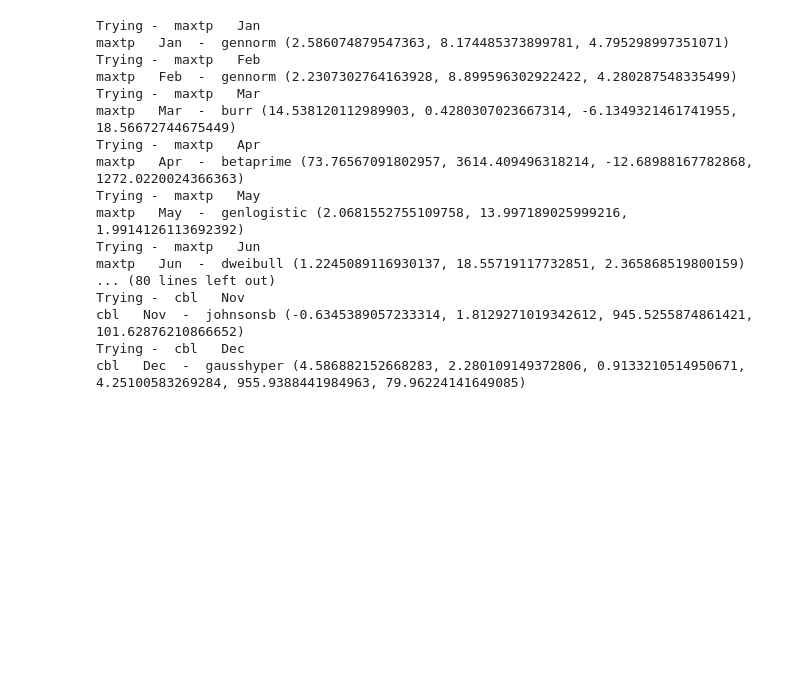
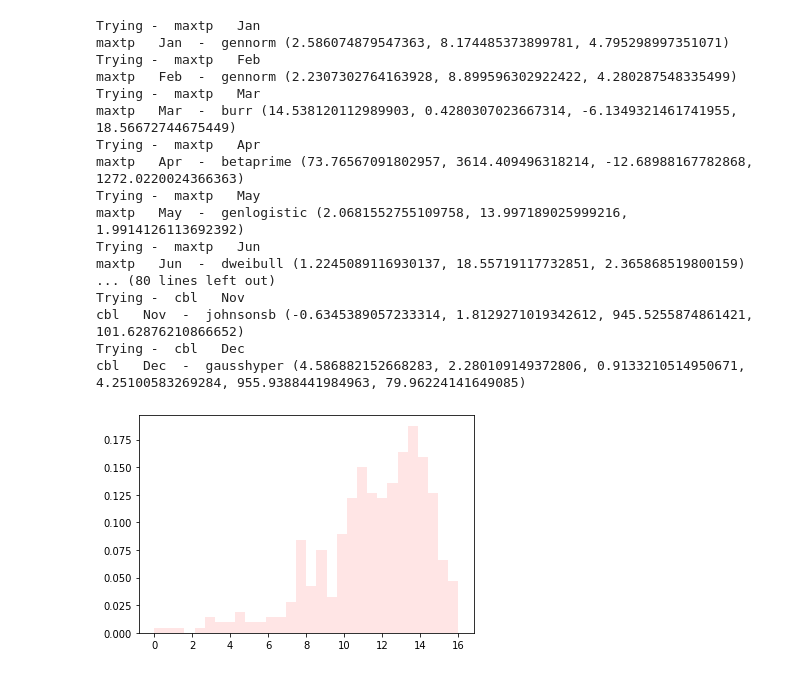
Before and after one commit to NigelSlack/PDA-Project, a Jupyter notebook: JN Phoenix Park weather simulation.ipynb, the cells around one changed output. Drawn from its saved outputs; the diff is of its cells as text; code cells hidden in the pictures; blank space fills up the shorter version.

Commit message:
Update Notebook
Check skewnorm and empirical cumulative distributions for generating data for non-normal temperature values

```diff
--- a/JN Phoenix Park weather simulation.ipynb
+++ b/JN Phoenix Park weather simulation.ipynb
@@ -314,3 +326,22 @@ Trying -  cbl   Nov
 cbl   Nov  -  johnsonsb (-0.6345389057233314, 1.8129271019342612, 945.5255874861421, 101.62876210866652)
 Trying -  cbl   Dec
 cbl   Dec  -  gausshyper (4.586882152668283, 2.280109149372806, 0.9133210514950671, 4.25100583269284, 955.9388441984963, 79.96224141649085)
+# %%
+from scipy.stats import skewnorm
+
+
+numValues = 400
+maxValue = 16
+skewness = -5   #Negative values are left skewed, positive values are right skewed.
+
+random = skewnorm.rvs(a = skewness,loc=maxValue, size=numValues)  #Skewnorm function
+
+random = random - min(random)      #Shift the set so the minimum value is equal to zero.
+random = random / max(random)      #Standadize all the vlues between 0 and 1.
+random = random * maxValue         #Multiply the standardized values by the maximum value.
+
+#Plot histogram to check skewness
+plt.hist(random,30,density=True, color = 'red', alpha=0.1)
+plt.show()
+# %% [output]
+[figure, added]
```
Also changed, not shown: parts of 3 cells of this notebook.
